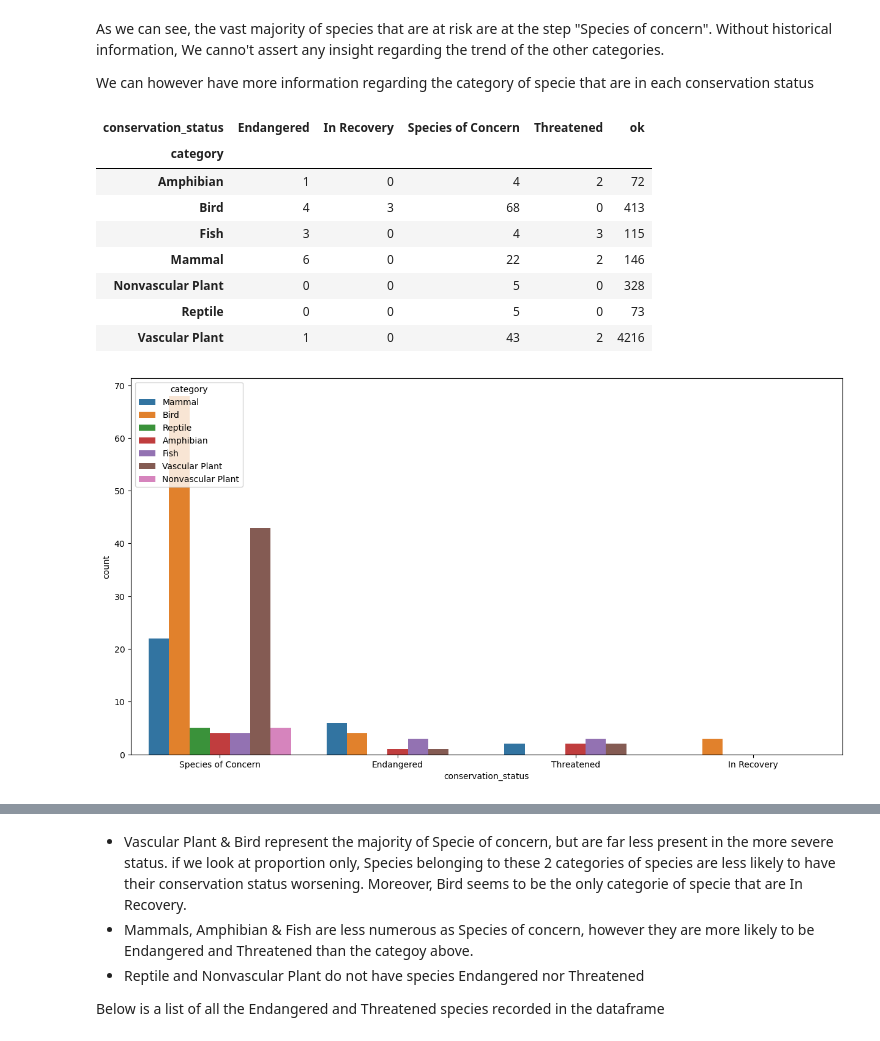
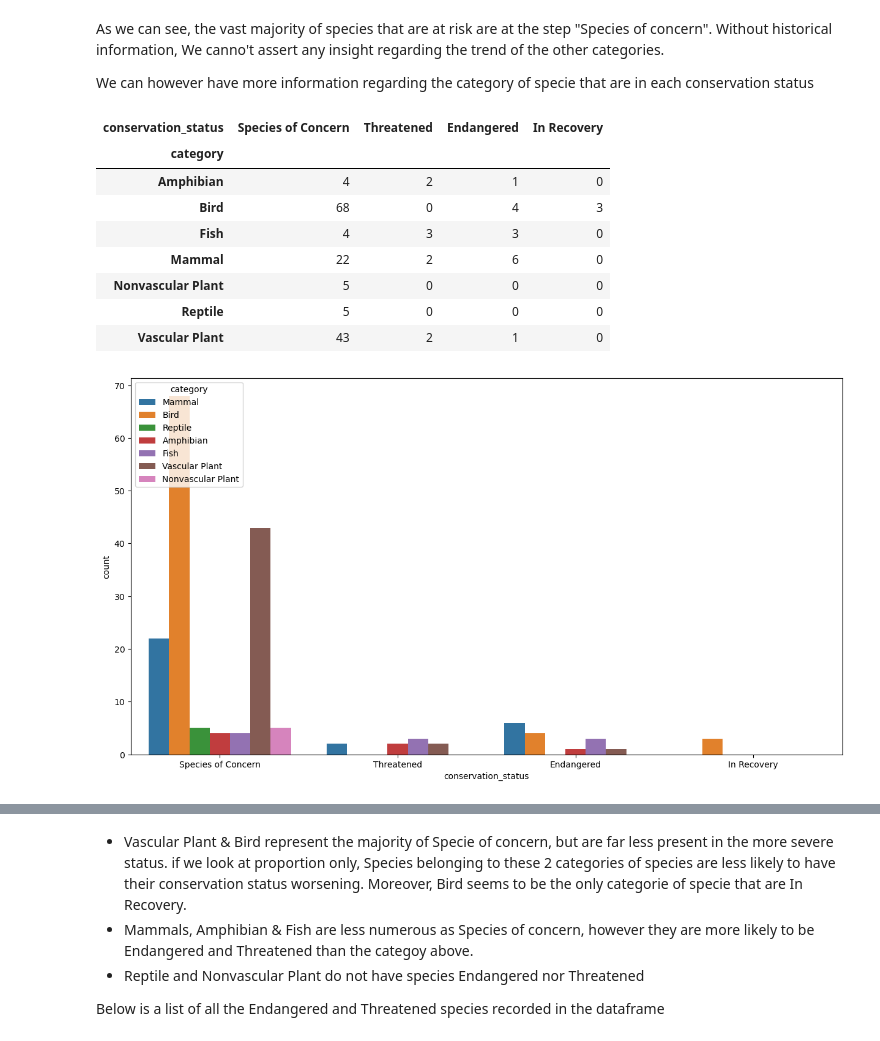
Before and after one commit to DanFassi/Biodiversity, a Jupyter notebook: Biodiversity2.ipynb, the cells around one changed output, grey strips where cells are left out. Saved outputs shown, nothing was run; the diff lists cells and outputs as text; code cells hidden in the pictures.

```diff
--- a/Biodiversity2.ipynb
+++ b/Biodiversity2.ipynb
@@ -88,5 +88,7 @@ let's rename the NAN value to more explicit label
 # %%
 species["conservation_status"] = species["conservation_status"].fillna("ok")
+# %%
+conv_status_order = ["ok",'Species of Concern','Threatened','Endangered','In Recovery']
 # %% [markdown]
 Before going further , we need to be sure that there is no duplicated line on the dataset
 # %%
@@ -342,19 +349,19 @@ As we can see, the vast majority of species that are at risk are at the step "Sp
 
 We can however have more information regarding the category of specie that are in each conservation status
 # %%
-my_crosstab3 = pd.crosstab(species["category"], species["conservation_status"])
+my_crosstab3 = pd.crosstab(species["category"], species["conservation_status"]).reindex(conv_status_order[1:], axis= 1)
 display(my_crosstab3)
 plt.figure(figsize = (15,8))
-sns.countplot(x = "conservation_status", hue = "category", data = species[species["is_at_risk"] == "yes"])
+sns.countplot(x = "conservation_status", hue = "category", data = species[species["is_at_risk"] == "yes"], order = conv_status_order[1:])
 plt.show()
 # %% [output]
-| conservation_status | Endangered | In Recovery | Species of Concern | Threatened | ok |
-| category |  |  |  |  |  |
-| Amphibian | 1 | 0 | 4 | 2 | 72 |
-| Bird | 4 | 3 | 68 | 0 | 413 |
-| Fish | 3 | 0 | 4 | 3 | 115 |
-| Mammal | 6 | 0 | 22 | 2 | 146 |
-| Nonvascular Plant | 0 | 0 | 5 | 0 | 328 |
-| Reptile | 0 | 0 | 5 | 0 | 73 |
-| Vascular Plant | 1 | 0 | 43 | 2 | 4216 |
+| conservation_status | Species of Concern | Threatened | Endangered | In Recovery |
+| category |  |  |  |  |
+| Amphibian | 4 | 2 | 1 | 0 |
+| Bird | 68 | 0 | 4 | 3 |
+| Fish | 4 | 3 | 3 | 0 |
+| Mammal | 22 | 2 | 6 | 0 |
+| Nonvascular Plant | 5 | 0 | 0 | 0 |
+| Reptile | 5 | 0 | 0 | 0 |
+| Vascular Plant | 43 | 2 | 1 | 0 |
-[figure, old version]
+[figure, new version]
```
Also changed, not shown: parts of 20 cells of this notebook.
